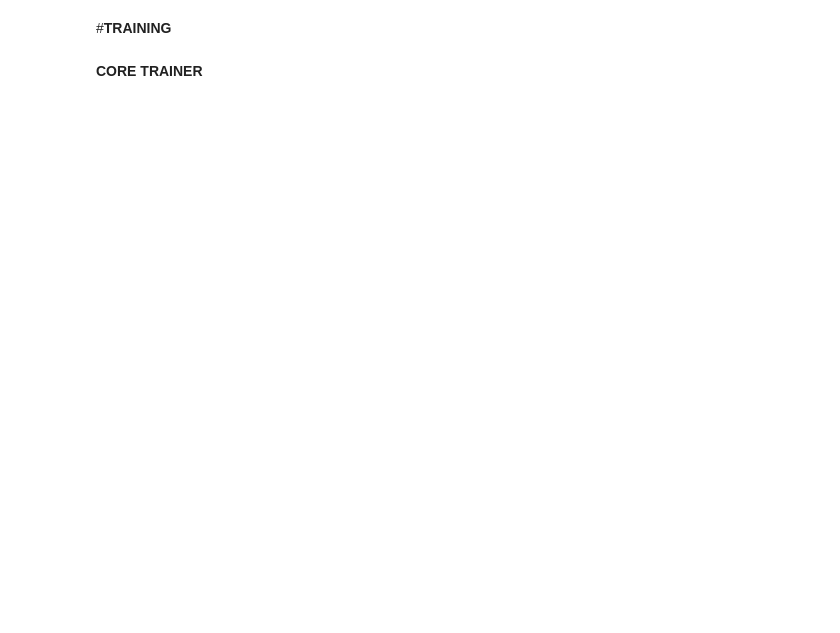
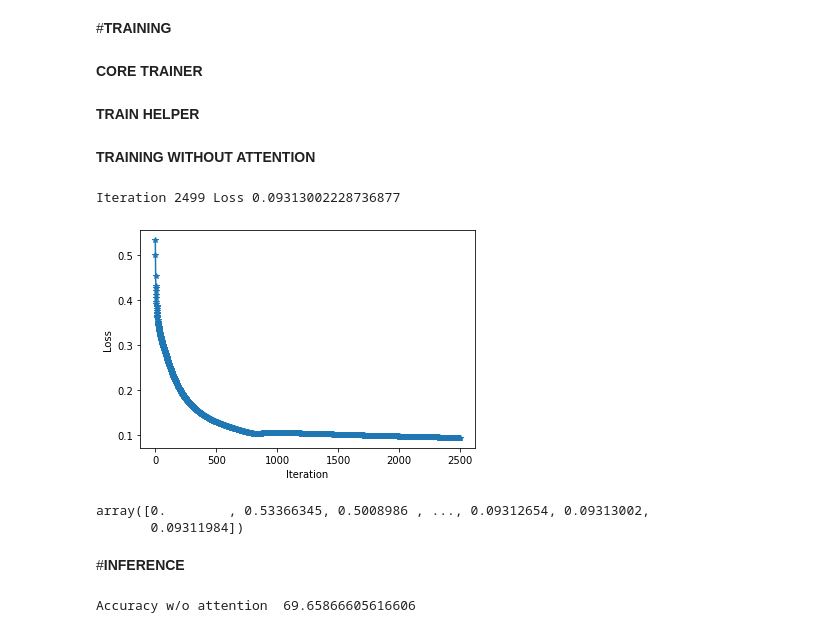
Before and after one commit to Shruti-Subu/image_classification, a Jupyter notebook: Untitled8.ipynb, the cells around one changed output. Saved outputs shown, nothing was run; the diff lists cells and outputs as text; code cells hidden in the pictures; blank space fills up the shorter version.

Commit message:
transliteration w/o attention (test acc. ~70%)

```diff
--- a/Untitled8.ipynb
+++ b/Untitled8.ipynb
@@ -237,7 +238,7 @@ print(hindi,hindi_rep)
 MAX_OUTPUT_CHAR=30
 class Transliteration_EncoderDecoder(nn.Module):
 
-  def __init__(self,input_size,hidden_size,output_size,verbose):
+  def __init__(self,input_size,hidden_size,output_size,verbose=False):
      super(Transliteration_EncoderDecoder,self).__init__()
      self.hidden_size=hidden_size
      self.output_size=output_size
@@ -332,0 +363,41 @@ torch.Size([1, 129]) य
+# %% [markdown]
+**TRAIN HELPER**
+# %%
+def train_setup(net, lr = 0.01, n_batches = 100, batch_size = 10, momentum = 0.9, display_freq=5, device = 'cpu'):
+
+    net = net.to(device)
+    criterion = nn.NLLLoss(ignore_index = -1)
+    opt = optim.Adam(net.parameters(), lr=lr)
+    teacher_force_upto = n_batches//3
+
+    loss_arr = np.zeros(n_batches + 1)
+
+    for i in range(n_batches):
+        loss_arr[i+1] = (loss_arr[i]*i + train_batch(net, opt, criterion, batch_size, device = device, teacher_force = i<teacher_force_upto ))/(i + 1)
+
+        if i%display_freq == display_freq-1:
+            clear_output(wait=True)
+
+            print('Iteration', i, 'Loss', loss_arr[i])
+            plt.figure()
+            plt.plot(loss_arr[1:i], '-*')
+            plt.xlabel('Iteration')
+            plt.ylabel('Loss')
+            plt.show()
+            print('\n\n')
+
+    torch.save(net, 'model.pt')
+    return loss_arr
+# %% [markdown]
+**TRAINING WITHOUT ATTENTION**
+# %%
+net = Transliteration_EncoderDecoder(len(eng_alpha2index), 256, len(hindi_alpha2index))
+# %%
+train_setup(net, lr=0.01, n_batches=2500, batch_size = 64, display_freq=10, device = device_gpu)
+# %% [output]
+Iteration 2499 Loss 0.09313002228736877
+[figure, added]
+array([0.        , 0.53366345, 0.5008986 , ..., 0.09312654, 0.09313002,
+       0.09311984])
+# %% [markdown]
+#**INFERENCE**
@@ -332,0 +423,6 @@ torch.Size([1, 129]) य
+# %%
+accuracy = calc_accuracy(net) * 100
+#accuracy_attn = calc_accuracy(net_att) * 100
+print('Accuracy w/o attention ', accuracy)
+# %% [output]
+Accuracy w/o attention  69.65866605616606
```
Also changed, not shown: parts of 9 cells of this notebook.
